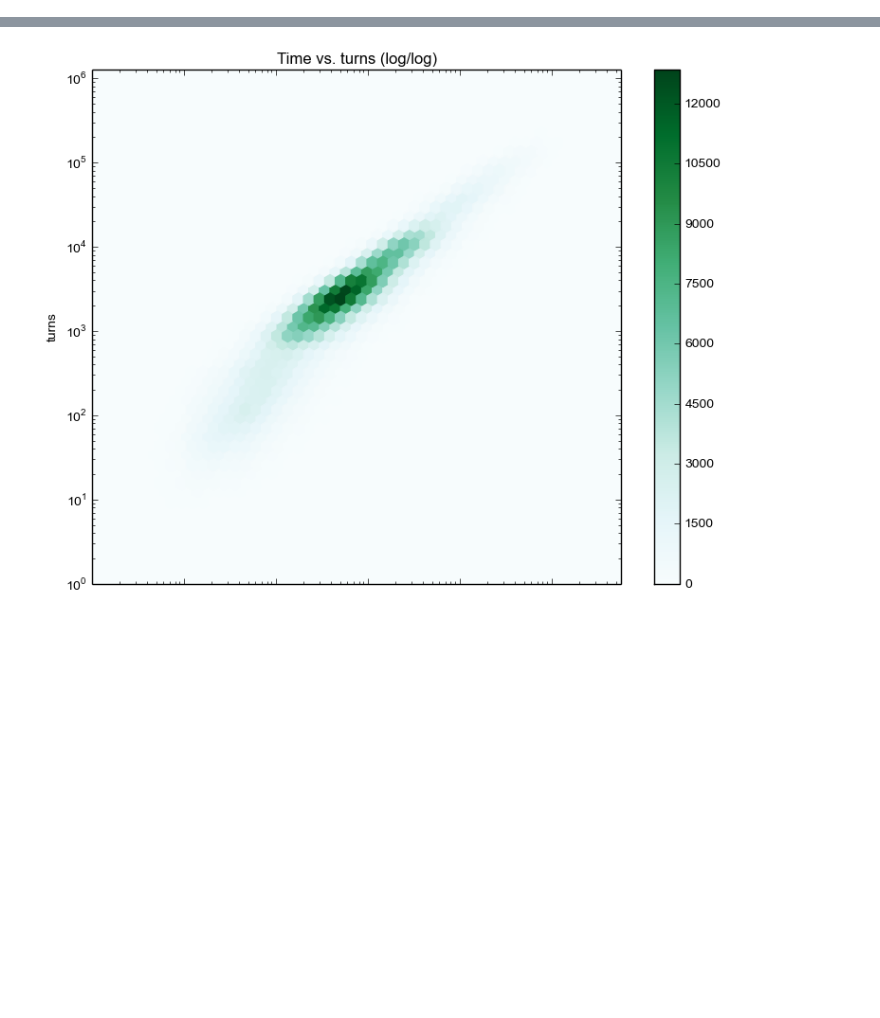
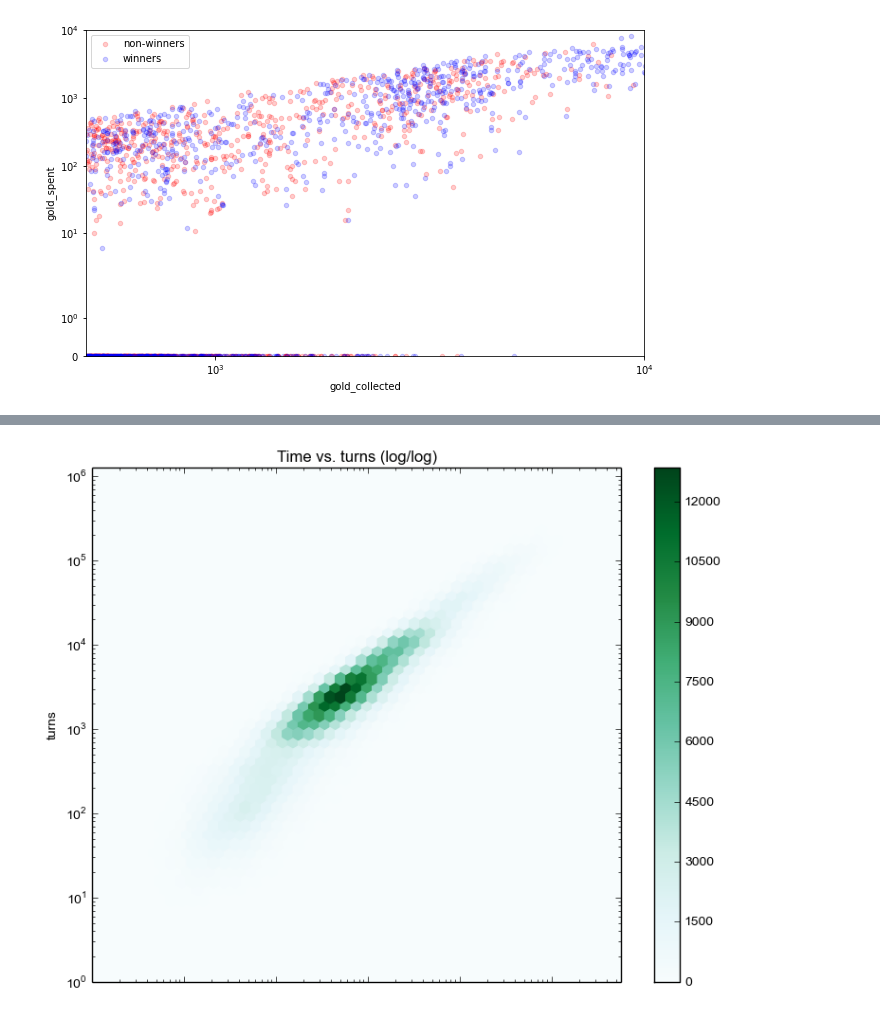
Before and after one commit to colinmorris/crawl-coroner, a Jupyter notebook: misc.ipynb, the cells around one changed output, grey strips where cells are left out. Drawn from its saved outputs; the diff is of its cells as text; code cells hidden in the pictures; blank space fills up the shorter version.

```diff
--- a/misc.ipynb
+++ b/misc.ipynb
@@ -34,0 +1,15 @@ species      785200 non-null category
+# %%
+%matplotlib inline
+from __future__ import division
+from matplotlib import pyplot as plt
+import pandas as pd
+import numpy as np
+from vis_common import load_store, load_games
+
+from crawl_data import CANON_SPECIES, CANON_BGS
+
+f = load_games()
+print "Loaded data frame with {} records and {} columns".format(
+    len(f), len(f.columns))
+
+FS = (10, 6) # Reasonable default figsize
@@ -34,0 +71,22 @@ species      785200 non-null category
+# %%
+wpp = wins_per_pid = f.groupby('pid')['won'].sum()
+winpids = wpp.where(lambda wins: wins > 0).dropna().index
+iwinner = f['pid'].isin(winpids)
+# %%
+n = 1000
+collected_thresh = 500
+iwealthy = f['gold_collected'] >= collected_thresh
+ax = f[iwealthy & ~iwinner].head(n)[['gold_collected', 'gold_spent']]\
+    .plot.scatter(x='gold_collected', y='gold_spent', figsize=FS, alpha=.2,
+                 label='non-winners', color='red'
+                 );
+f[iwealthy & iwinner].head(n)[['gold_collected', 'gold_spent']]\
+    .plot.scatter(x='gold_collected', y='gold_spent', figsize=FS, alpha=.2,
+                  label='winners', color='blue', ax=ax,
+                 );
+ax.set_xlim(collected_thresh, 10000);
+ax.set_ylim(0, 10000);
+ax.set_xscale('symlog');
+ax.set_yscale('symlog');
+# %% [output]
+[figure, added]
```
Also changed, not shown: parts of 11 cells of this notebook, 5 other files.
